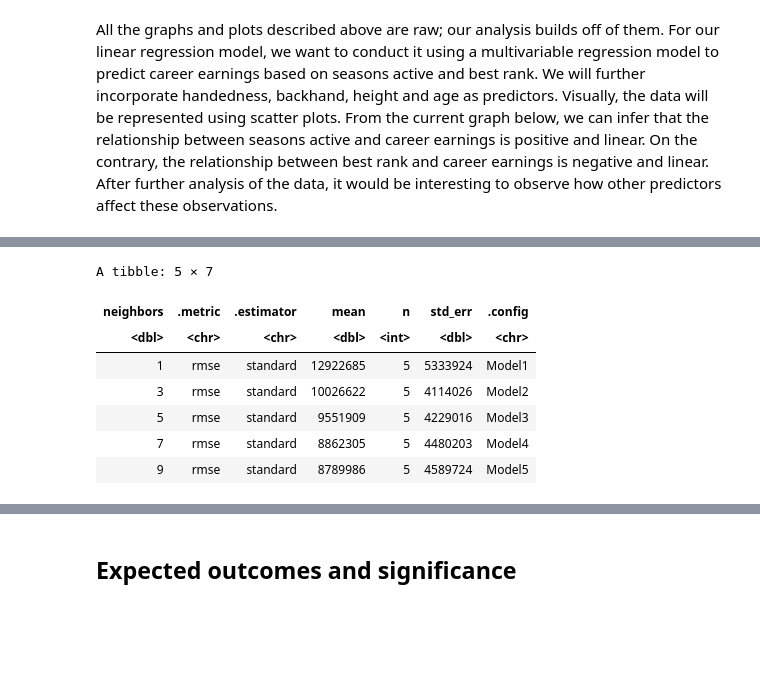
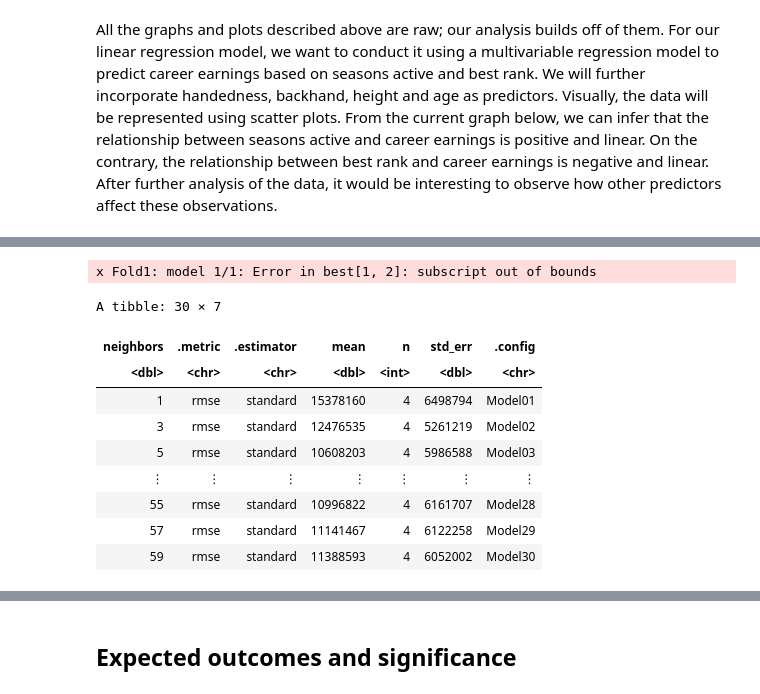
Before and after one commit to bc2003/DSCI-100-Group-20, a Jupyter notebook: Project Proposal-Copy1.ipynb, the cells around one changed output, grey strips where cells are left out. Cells and saved outputs as stored; diff of their text form; code cells hidden in the pictures; blank space fills up the shorter version.

```diff
--- a/Project Proposal-Copy1.ipynb
+++ b/Project Proposal-Copy1.ipynb
@@ -278,18 +302,21 @@ Computational engine: kknn
 # %%
-gridvals <- tibble(neighbors = seq(from = 1, to = 10, by = 2))
+gridvals <- tibble(neighbors = seq(from = 1, to = 60, by = 2))
 
 player_results <- player_wkflw %>%
   tune_grid(resamples = player_vfold, grid = gridvals) %>%
   collect_metrics() %>%
   filter(.metric == "rmse")
 
 player_results
 # %% [output]
-A tibble: 5 × 7
+x Fold1: model 1/1: Error in best[1, 2]: subscript out of bounds
+A tibble: 30 × 7
 | neighbors | .metric | .estimator | mean | n | std_err | .config |
 | <dbl> | <chr> | <chr> | <dbl> | <int> | <dbl> | <chr> |
-| 1 | rmse | standard | 12922685 | 5 | 5333924 | Model1 |
-| 3 | rmse | standard | 10026622 | 5 | 4114026 | Model2 |
-| 5 | rmse | standard | 9551909 | 5 | 4229016 | Model3 |
-| 7 | rmse | standard | 8862305 | 5 | 4480203 | Model4 |
-| 9 | rmse | standard | 8789986 | 5 | 4589724 | Model5 |
+| 1 | rmse | standard | 15378160 | 4 | 6498794 | Model01 |
+| 3 | rmse | standard | 12476535 | 4 | 5261219 | Model02 |
+| 5 | rmse | standard | 10608203 | 4 | 5986588 | Model03 |
+| ⋮ | ⋮ | ⋮ | ⋮ | ⋮ | ⋮ | ⋮ |
+| 55 | rmse | standard | 10996822 | 4 | 6161707 | Model28 |
+| 57 | rmse | standard | 11141467 | 4 | 6122258 | Model29 |
+| 59 | rmse | standard | 11388593 | 4 | 6052002 | Model30 |
```
Also changed, not shown: parts of 10 cells of this notebook.
